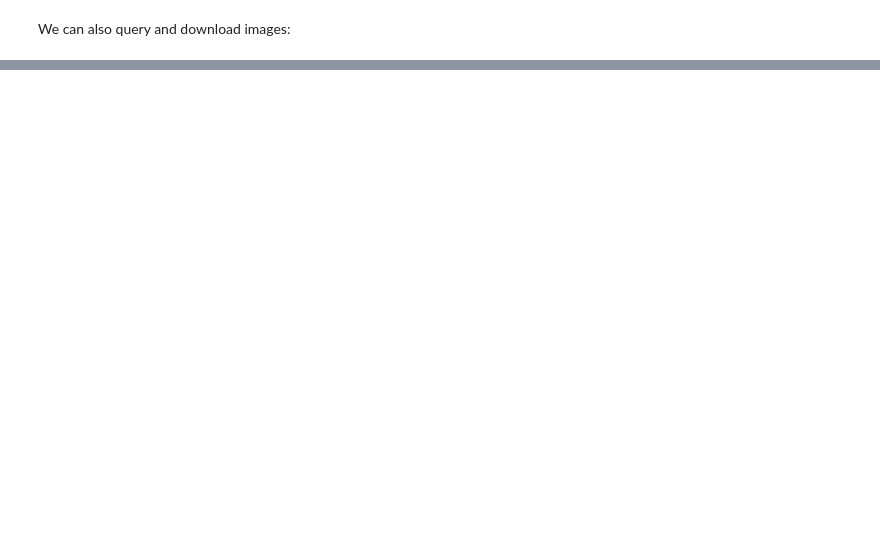
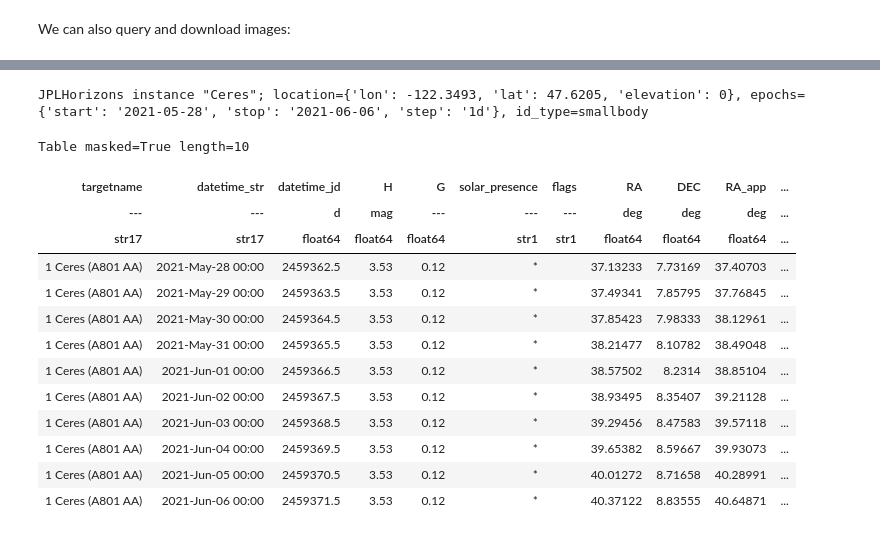
Before and after one commit to maria8ch/ASTR497, a Jupyter notebook: astropy_notebooks/19-astroquery.ipynb, the cells around one changed output, grey strips where cells are left out. Drawn from its saved outputs; the diff is of its cells as text; code cells hidden in the pictures; blank space fills up the shorter version.

```diff
--- a/astropy_notebooks/19-astroquery.ipynb
+++ b/astropy_notebooks/19-astroquery.ipynb
@@ -103,3 +269,26 @@ We can take a look at an example that consists of downloading the 2MASS images f
+# %%
+space_needle = {'lon':-122.3493, 'lat': 47.6205, 'elevation':0}
+obj1 = Horizons(id='Ceres', location=space_needle, epochs={'start': '2021-05-28', 'stop': '2021-06-06', 'step': '1d'})
+print(obj1)
+# %% [output]
+JPLHorizons instance "Ceres"; location={'lon': -122.3493, 'lat': 47.6205, 'elevation': 0}, epochs={'start': '2021-05-28', 'stop': '2021-06-06', 'step': '1d'}, id_type=smallbody
+# %%
+obj1.ephemerides()
+# %% [output]
+Table masked=True length=10
+| targetname | datetime_str | datetime_jd | H | G | solar_presence | flags | RA | DEC | RA_app | ... |
+| --- | --- | d | mag | --- | --- | --- | deg | deg | deg | ... |
+| str17 | str17 | float64 | float64 | float64 | str1 | str1 | float64 | float64 | float64 | ... |
+| 1 Ceres (A801 AA) | 2021-May-28 00:00 | 2459362.5 | 3.53 | 0.12 | * |  | 37.13233 | 7.73169 | 37.40703 | ... |
+| 1 Ceres (A801 AA) | 2021-May-29 00:00 | 2459363.5 | 3.53 | 0.12 | * |  | 37.49341 | 7.85795 | 37.76845 | ... |
+| 1 Ceres (A801 AA) | 2021-May-30 00:00 | 2459364.5 | 3.53 | 0.12 | * |  | 37.85423 | 7.98333 | 38.12961 | ... |
+| 1 Ceres (A801 AA) | 2021-May-31 00:00 | 2459365.5 | 3.53 | 0.12 | * |  | 38.21477 | 8.10782 | 38.49048 | ... |
+| 1 Ceres (A801 AA) | 2021-Jun-01 00:00 | 2459366.5 | 3.53 | 0.12 | * |  | 38.57502 | 8.2314 | 38.85104 | ... |
+| 1 Ceres (A801 AA) | 2021-Jun-02 00:00 | 2459367.5 | 3.53 | 0.12 | * |  | 38.93495 | 8.35407 | 39.21128 | ... |
+| 1 Ceres (A801 AA) | 2021-Jun-03 00:00 | 2459368.5 | 3.53 | 0.12 | * |  | 39.29456 | 8.47583 | 39.57118 | ... |
+| 1 Ceres (A801 AA) | 2021-Jun-04 00:00 | 2459369.5 | 3.53 | 0.12 | * |  | 39.65382 | 8.59667 | 39.93073 | ... |
+| 1 Ceres (A801 AA) | 2021-Jun-05 00:00 | 2459370.5 | 3.53 | 0.12 | * |  | 40.01272 | 8.71658 | 40.28991 | ... |
+| 1 Ceres (A801 AA) | 2021-Jun-06 00:00 | 2459371.5 | 3.53 | 0.12 | * |  | 40.37122 | 8.83555 | 40.64871 | ... |
 # %% [markdown]
 <center><i>This notebook was originally written by <a href="https://aperiosoftware.com/">Aperio Software Ltd</a> and modified by Brigitta Sipőcz. &copy; 2019-2021 and is licensed under a <a href="https://creativecommons.org/licenses/by/4.0/">Creative Commons Attribution 4.0 International License (CC BY 4.0)</a></i></center>
 
```
Also changed, not shown: parts of 19 cells of this notebook.
